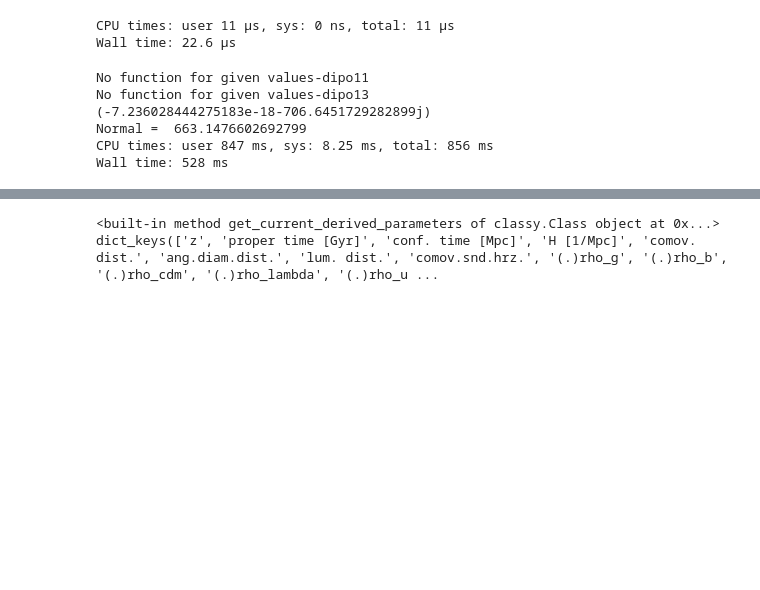
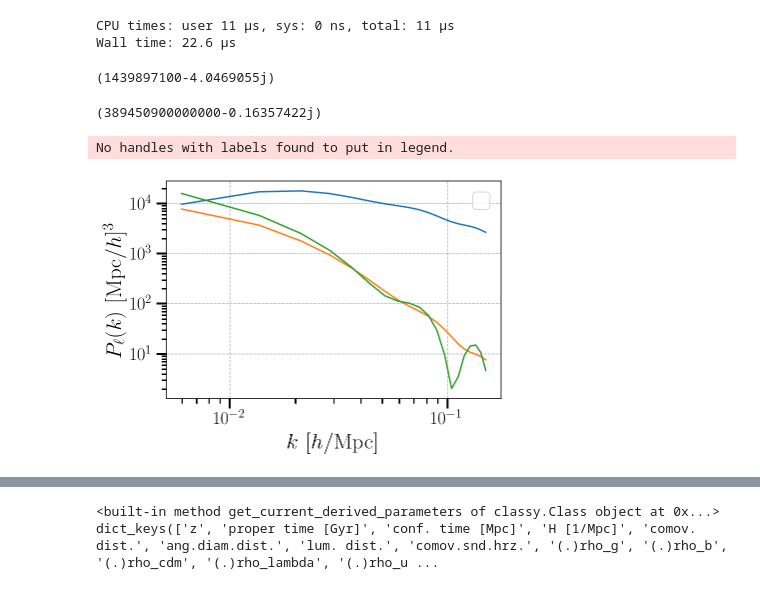
Before and after one commit to craddis1/PkBk, a Jupyter notebook: Notebooks/Pk_convolve.ipynb, the cells around one changed output, grey strips where cells are left out. Saved outputs shown, nothing was run; the diff lists cells and outputs as text; code cells hidden in the pictures; blank space fills up the shorter version.

```diff
--- a/Notebooks/Pk_convolve.ipynb
+++ b/Notebooks/Pk_convolve.ipynb
@@ -136,16 +139,16 @@ def nu_terms(n,d_hat,q_vec):
 
     return d_prod,q_prod
 # %%
-def collect_pkconv(l,q_vec,d_vec,obs_pos,ks,t=0,verbose=False):
+def collect_pkconv(l,q_vec,d_vec,obs_pos,ks,t=0,eta_range=[0,4],verbose=False):
     """Will collate the convolved monopole from all terms with wide-angle corrections outside of the PP
     Different sections for differents orders of the expansion and different powers of nu"""
-    d_vec = np.array([d_vec[i]- obs_pos[i] for i in range(3)]) #input observer
-
+    d_vec = np.array([d_vec[i] - obs_pos[i] for i in range(3)]) #input observer
     d_norm = np.sqrt(np.sum(d_vec**2,axis=0))
     d_norm = np.where(d_norm==0,1,d_norm) #avoid 0 errors
     d_hat = d_vec/d_norm
 
     #do set up
+    #kk = np.sqrt(ks**2 + q_vec[0]**2+q_vec[1]**2+q_vec[2]**2 + 2*ks*np.sqrt(q_vec[0]**2+q_vec[1]**2+q_vec[2]**2))
     kk = np.sqrt(ks**2 + q_vec[0]**2+q_vec[1]**2+q_vec[2]**2)
     kk = np.where(kk<1e-4,1e-4,kk)
     #get pks
@@ -168,7 +171,7 @@ def collect_pkconv(l,q_vec,d_vec,obs_pos,ks,t=0,verbose=False):
 
         if nu == 0:    #nu0 terms
             pk_temp = FFTW_ifft(pk_terms_temp*wq)
-            pk_conv += np.sum((np.fft.fftshift(pk_temp)/d_norm**(eta))[In_window])
+            pk_conv += np.sum((np.fft.fftshift(pk_temp)/(d_norm**eta))[In_window])
         else: #nu != 0
             real_arr,fourier_arr = nu_terms(nu,d_hat,q_vec)
             for i in range(real_arr.shape[0]):
@@ -176,8 +179,9 @@ def collect_pkconv(l,q_vec,d_vec,obs_pos,ks,t=0,verbose=False):
                 pk_conv += np.sum((real_arr[i]*np.fft.fftshift(pk_temp)/(d_norm**(eta)))[In_window]) #sum parts in window
         return pk_conv
 
-    for eta in range(1,2):
-        for nu in range(5):
+    for eta in range(eta_range[0],eta_range[1]):
+        for nu in range(2,3):
             pk_conv = nu_func(pk_conv,eta,nu)
 
-    return pk_conv/(N_side/f_s)**3
+    return pk_conv/np.sum(In_window)
+pk_temp = collect_pkconv(1,qs,d_vec,(0,0,1000),0.05,0,[1,2],True)
@@ -184,13 +193,43 @@ def collect_pkconv(l,q_vec,d_vec,obs_pos,ks,t=0,verbose=False):
+# %%
+pk_temp = FFTW_ifft(real_ccc(qs,0.1)*wq)
+pk_conv = np.sum(np.fft.fftshift(pk_temp)[In_window]) #sum parts in window
+print(pk_conv)
+# %% [output]
+(1439897100-4.0469055j)
+# %%
+pk_temp = FFTW_ifft(real_ccc(qs,0.1)*wq**2)
+pk_conv = np.sum(np.fft.fftshift(pk_temp)) #sum parts in window
+print(pk_conv)
+# %% [output]
+(389450900000000-0.16357422j)
 # %%
 obs_pos = (0,0,0)
 # %%
-%%time
-print(collect_pkconv(1,qs,d_vec,obs_pos,0.05,0,True))
-print('Normal = ', pk_dipo(0.05,427,0))
+def plot_convolved(k_plot,l,obs_pos=(0,0,0),t=0,eta_range=[0,3]):
+    plots = np.zeros(len(k_plot),dtype=np.complex64)
+    for i in tqdm(range(len(k_plot))):
+        plots[i]= (collect_pkconv(l,qs,d_vec,obs_pos,k_plot[i],t,eta_range))
+    return plots
-# %% [output]
-No function for given values-dipo11
-No function for given values-dipo13
-(-7.236028444275183e-18-706.6451729282899j)
-Normal =  663.1476602692799
-CPU times: user 847 ms, sys: 8.25 ms, total: 856 ms
-Wall time: 528 ms
+# %%
+#for quad testing
+quad_pk2_64 = (plot_convolved(kk_,2,(0,0,0),t=0,eta_range=[2,3]))#+plot_convolved(kk_,2,(0,0,0),t=0,eta_range=[0,1]))/2
+#mono_pk0_64 = (plot_convolved(kk_,0,(0,0,0),t=0,eta_range=[0,1]))#+plot_convolved(kk_,0,(0,0,0),t=0,eta_range=[0,1]))/2
+# %%
+#plt.plot(kk_,mono_pk0_64.real)
+#plt.plot(kk_,np.abs(mono_pk1_64.real))
+#plt.plot(kk_,np.abs(mono_pk2_64.real))
+
+plt.plot(kk_,quad_pk0_64.real)
+plt.plot(kk_,(quad_pk1_64.real))
+plt.plot(kk_,-(quad_pk2_64.real))
+
+
+plt.yscale('log')
+plt.xscale('log')
+plt.xlabel('$k\,\,[h/\mathrm{Mpc}]$')
+plt.ylabel('$ P_{\ell}(k)\,\,[\mathrm{Mpc}/h]^3$')
+plt.legend()
+plt.grid(ls='--',lw=0.75)
+# %% [output]
+No handles with labels found to put in legend.
+[figure, added]
```
Also changed, not shown: parts of 25 cells of this notebook, 11 other files.
